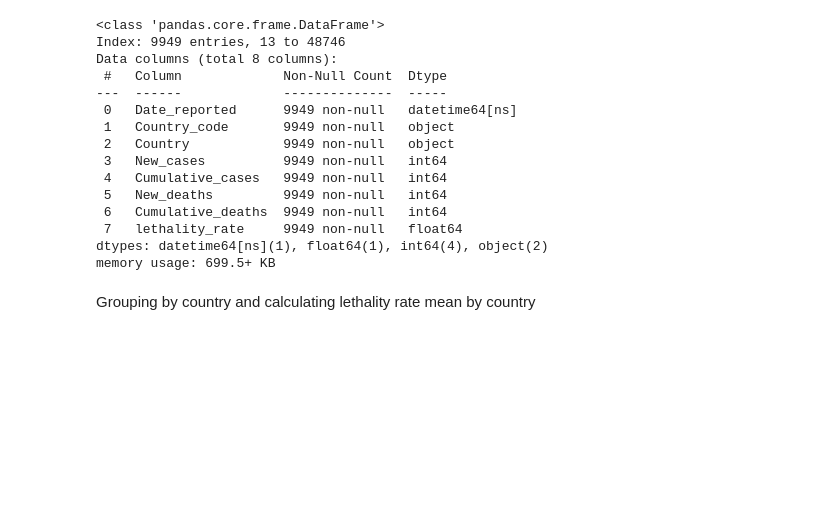
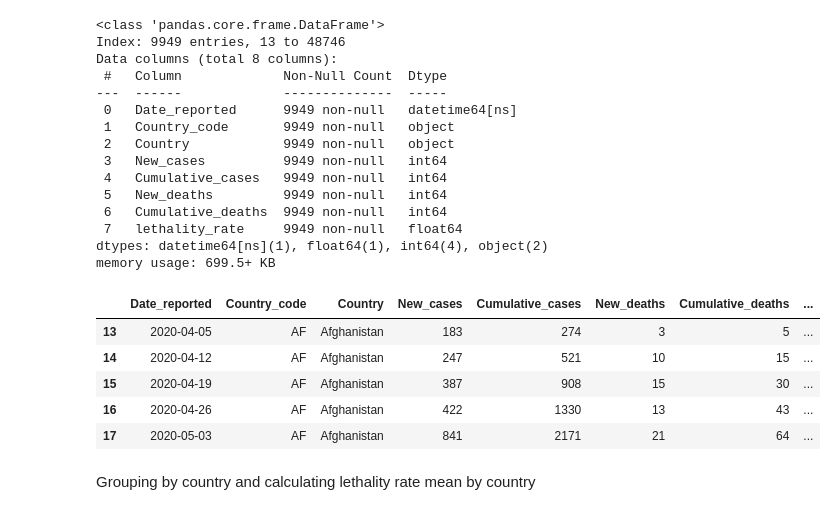
Before and after one commit to pabloing93/covid19-analysis, a Jupyter notebook: 4_Insights_filtered.ipynb, the cells around one changed output. Saved outputs shown, nothing was run; the diff lists cells and outputs as text; code cells hidden in the pictures; blank space fills up the shorter version.

```diff
--- a/4_Insights_filtered.ipynb
+++ b/4_Insights_filtered.ipynb
@@ -235,3 +252,12 @@ memory usage: 699.5+ KB
+# %%
+df_filtrado.head()
+# %% [output]
+|  | Date_reported | Country_code | Country | New_cases | Cumulative_cases | New_deaths | Cumulative_deaths | ... |
+| 13 | 2020-04-05 | AF | Afghanistan | 183 | 274 | 3 | 5 | ... |
+| 14 | 2020-04-12 | AF | Afghanistan | 247 | 521 | 10 | 15 | ... |
+| 15 | 2020-04-19 | AF | Afghanistan | 387 | 908 | 15 | 30 | ... |
+| 16 | 2020-04-26 | AF | Afghanistan | 422 | 1330 | 13 | 43 | ... |
+| 17 | 2020-05-03 | AF | Afghanistan | 841 | 2171 | 21 | 64 | ... |
 # %% [markdown]
 Grouping by country and calculating lethality rate mean by country
 # %%
```
Also changed, not shown: parts of 21 cells of this notebook.
